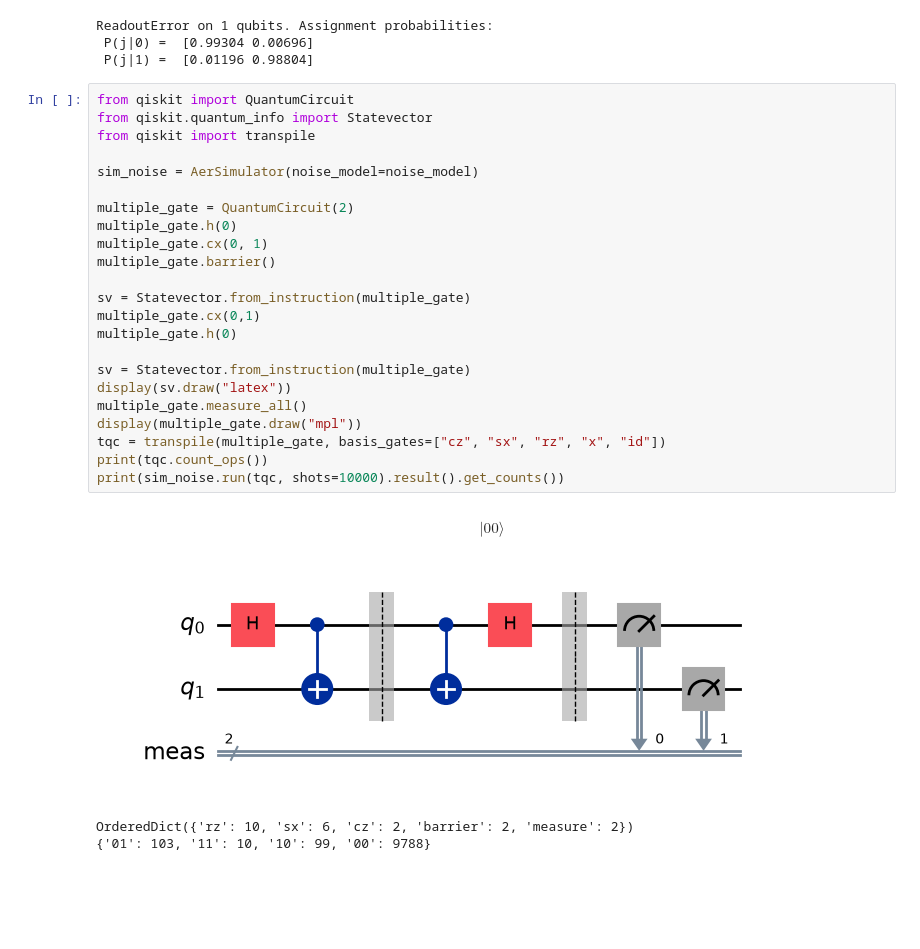
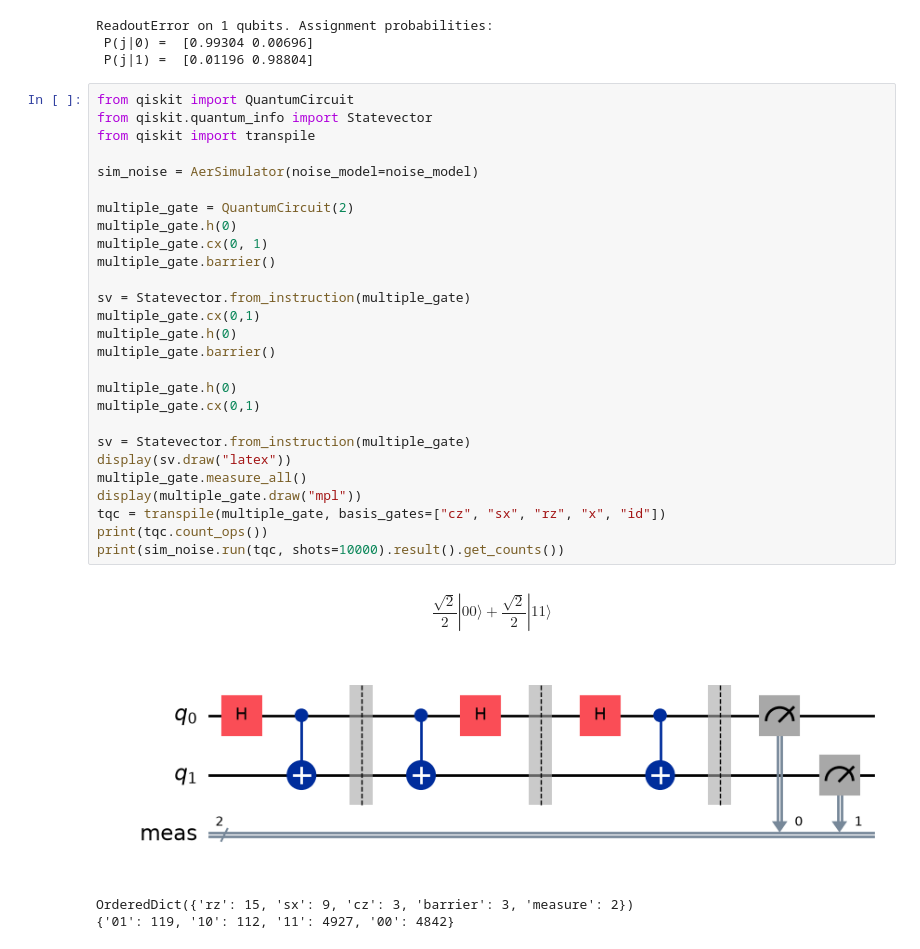
Before and after one commit to rlaxpdk/3rd_Year_Individual_Project, a Jupyter notebook: Noise_model.ipynb, the cells around one changed output. Saved outputs shown, nothing was run; the diff lists cells and outputs as text; blank space fills up the shorter version.

```diff
--- a/Noise_model.ipynb
+++ b/Noise_model.ipynb
@@ -192,31 +192,35 @@ ReadoutError on 1 qubits. Assignment probabilities:
 # %%
 from qiskit import QuantumCircuit
 from qiskit.quantum_info import Statevector
 from qiskit import transpile
 
 sim_noise = AerSimulator(noise_model=noise_model)
 
 multiple_gate = QuantumCircuit(2)
 multiple_gate.h(0)
 multiple_gate.cx(0, 1)
 multiple_gate.barrier()
 
 sv = Statevector.from_instruction(multiple_gate)
 multiple_gate.cx(0,1)
 multiple_gate.h(0)
+multiple_gate.barrier()
+
+multiple_gate.h(0)
+multiple_gate.cx(0,1)
 
 sv = Statevector.from_instruction(multiple_gate)
 display(sv.draw("latex"))
 multiple_gate.measure_all()
 display(multiple_gate.draw("mpl"))
 tqc = transpile(multiple_gate, basis_gates=["cz", "sx", "rz", "x", "id"])
 print(tqc.count_ops())
 print(sim_noise.run(tqc, shots=10000).result().get_counts())
 # %% [output]
-$$ |00\rangle$$
+$$\frac{\sqrt{2}}{2} |00\rangle+\frac{\sqrt{2}}{2} |11\rangle$$
-[figure, old version]
+[figure, new version]
-OrderedDict({'rz': 10, 'sx': 6, 'cz': 2, 'barrier': 2, 'measure': 2})
-{'01': 103, '11': 10, '10': 99, '00': 9788}
+OrderedDict({'rz': 15, 'sx': 9, 'cz': 3, 'barrier': 3, 'measure': 2})
+{'01': 119, '10': 112, '11': 4927, '00': 4842}
 # %%
 
 comparison = QuantumCircuit(2)
```
Also changed, not shown: parts of 4 cells of this notebook, 4 other files.
